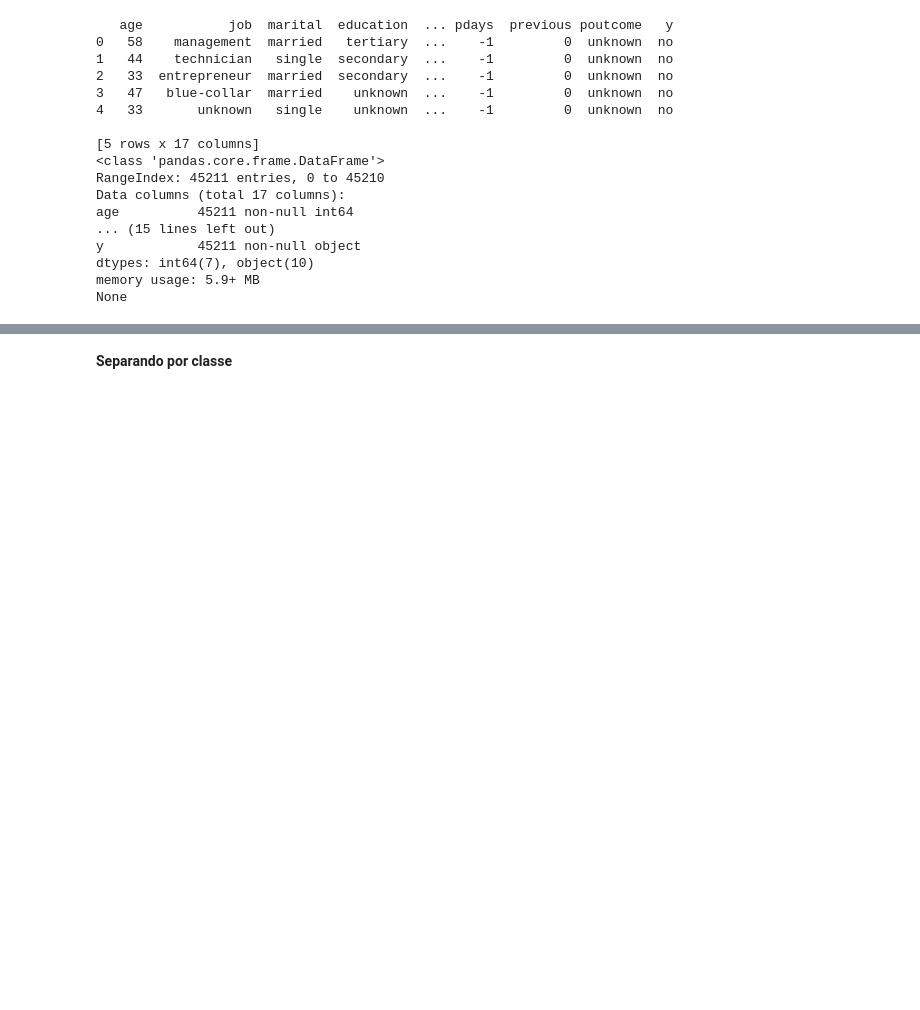
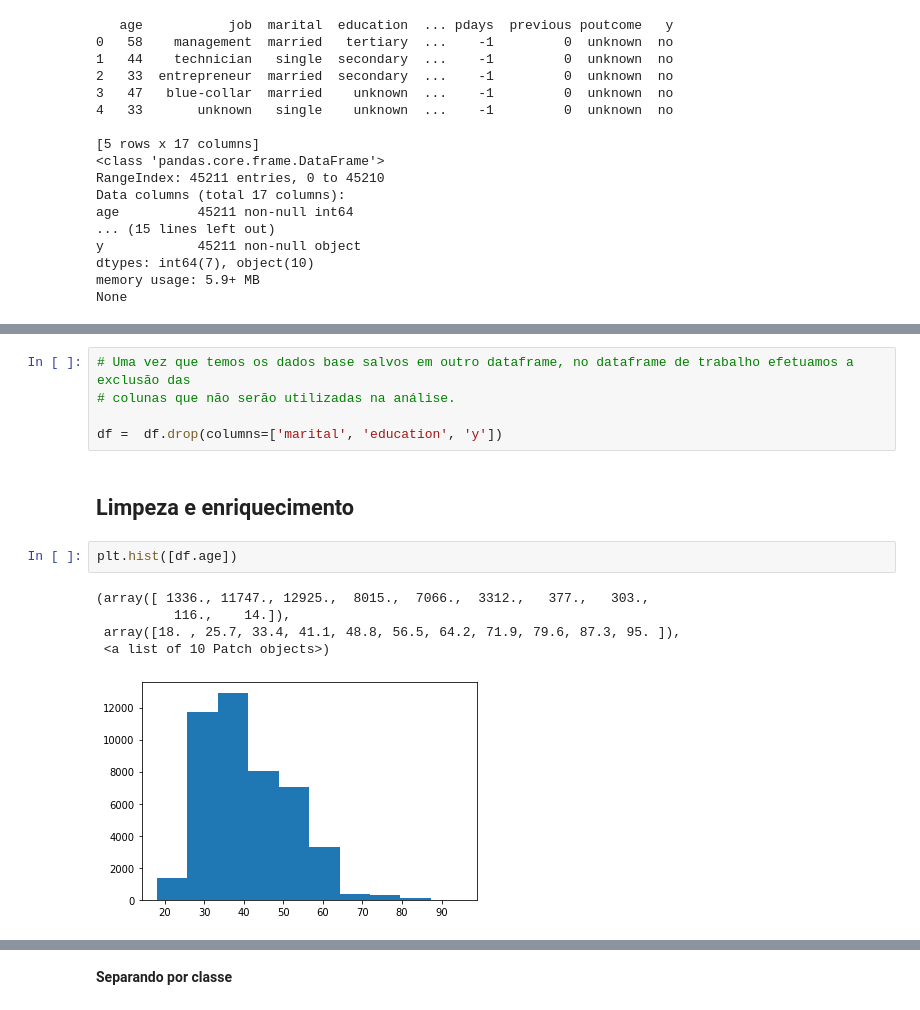
Before and after one commit to pridnt/cesar_engdados, a Jupyter notebook: notebooks/ed_trabalhofinal.ipynb, the cells around one changed output, grey strips where cells are left out. Drawn from its saved outputs; the diff is of its cells as text; blank space fills up the shorter version.

```diff
--- a/notebooks/ed_trabalhofinal.ipynb
+++ b/notebooks/ed_trabalhofinal.ipynb
@@ -168,0 +237,15 @@ df =  df.drop(columns=['marital', 'education', 'y'])
+# %%
+# Uma vez que temos os dados base salvos em outro dataframe, no dataframe de trabalho efetuamos a exclusão das
+# colunas que não serão utilizadas na análise.
+
+df =  df.drop(columns=['marital', 'education', 'y'])
+# %% [markdown]
+## Limpeza e enriquecimento
+# %%
+plt.hist([df.age])
+# %% [output]
+(array([ 1336., 11747., 12925.,  8015.,  7066.,  3312.,   377.,   303.,
+          116.,    14.]),
+ array([18. , 25.7, 33.4, 41.1, 48.8, 56.5, 64.2, 71.9, 79.6, 87.3, 95. ]),
+ <a list of 10 Patch objects>)
+[figure, added]
```
Also changed, not shown: parts of 69 cells of this notebook.
